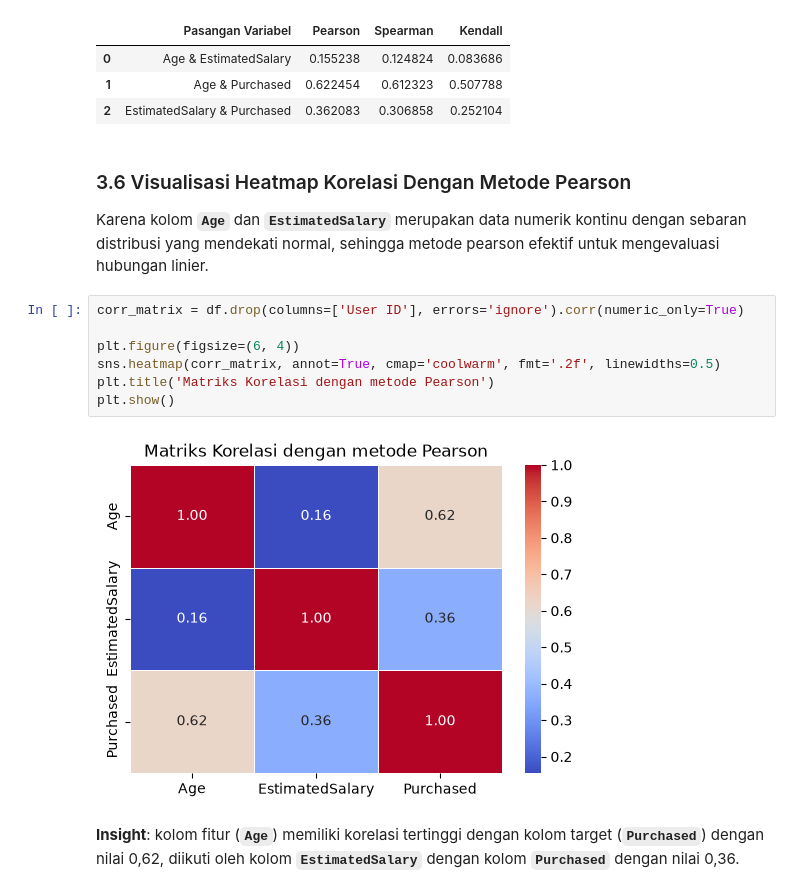
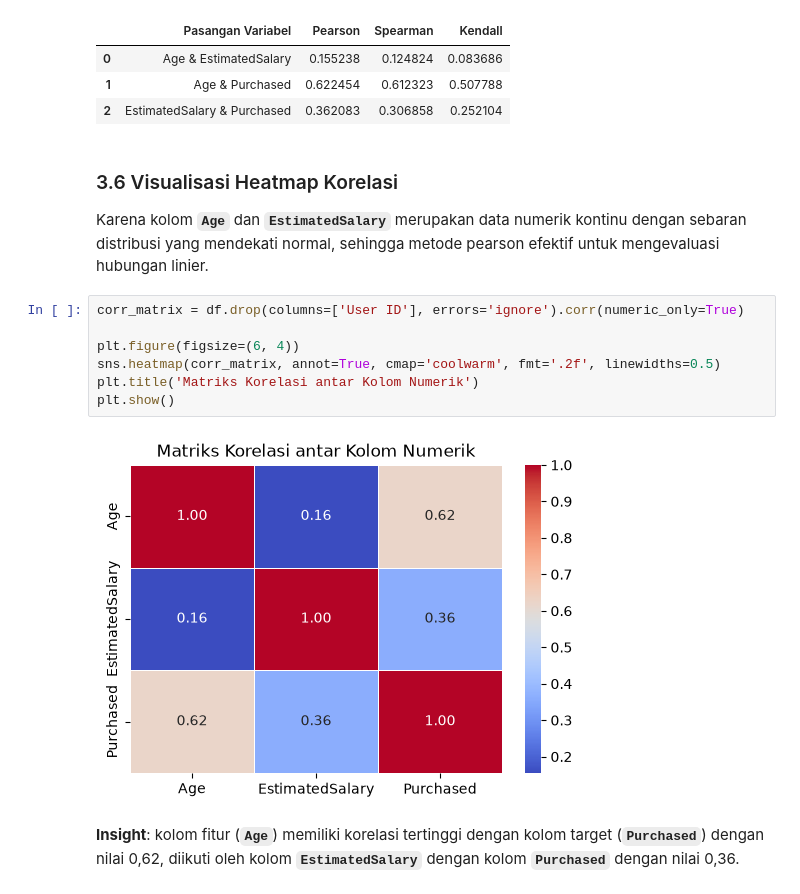
Before and after one commit to raplhy/Bootcamp-UBIG, a Jupyter notebook: Tugas8/SMKS_PGRI_3-Malang_NaiveBayes_Gaussian.ipynb, the cells around one changed output. Cells and saved outputs as stored; diff of their text form.

```diff
--- a/Tugas8/SMKS_PGRI_3-Malang_NaiveBayes_Gaussian.ipynb
+++ b/Tugas8/SMKS_PGRI_3-Malang_NaiveBayes_Gaussian.ipynb
@@ -242,18 +242,18 @@ pd.DataFrame(korelasi)
 | 1 | Age & Purchased | 0.622454 | 0.612323 | 0.507788 |
 | 2 | EstimatedSalary & Purchased | 0.362083 | 0.306858 | 0.252104 |
 # %% [markdown]
-### 3.6 Visualisasi Heatmap Korelasi Dengan Metode Pearson
+### 3.6 Visualisasi Heatmap Korelasi
 
 Karena kolom **`Age`** dan **`EstimatedSalary`** merupakan data numerik kontinu dengan sebaran distribusi yang mendekati normal, sehingga metode pearson efektif untuk mengevaluasi hubungan linier.
 # %%
 corr_matrix = df.drop(columns=['User ID'], errors='ignore').corr(numeric_only=True)
 
 plt.figure(figsize=(6, 4))
 sns.heatmap(corr_matrix, annot=True, cmap='coolwarm', fmt='.2f', linewidths=0.5)
-plt.title('Matriks Korelasi dengan metode Pearson')
+plt.title('Matriks Korelasi antar Kolom Numerik')
 plt.show()
 # %% [output]
-[figure, old version]
+[figure, new version]
 # %% [markdown]
 **Insight**: kolom fitur (**`Age`**) memiliki korelasi tertinggi dengan kolom target (**`Purchased`**) dengan nilai 0,62, diikuti oleh kolom **`EstimatedSalary`** dengan kolom **`Purchased`** dengan nilai 0,36.
 # %% [markdown]
```
Also changed, not shown: parts of 3 cells of this notebook.
